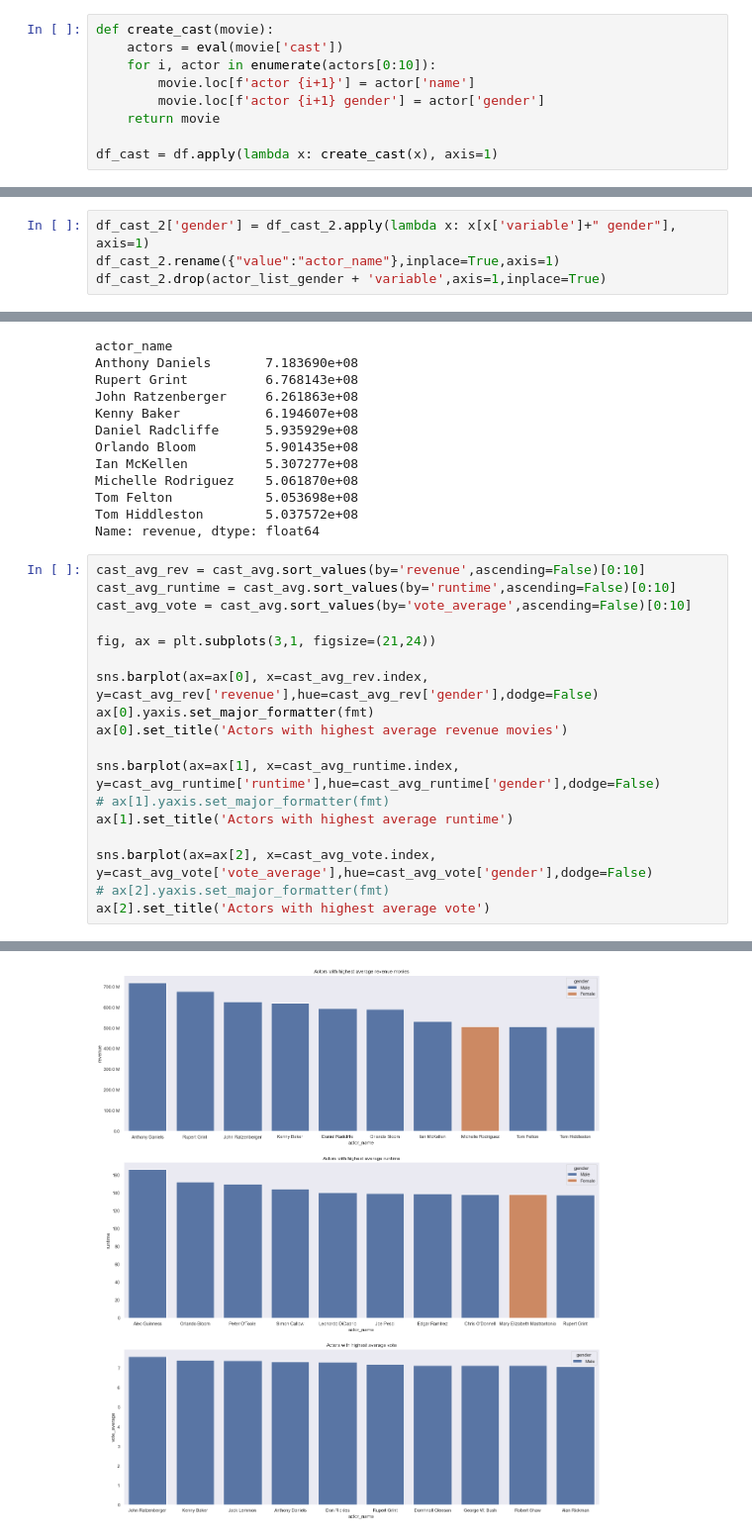
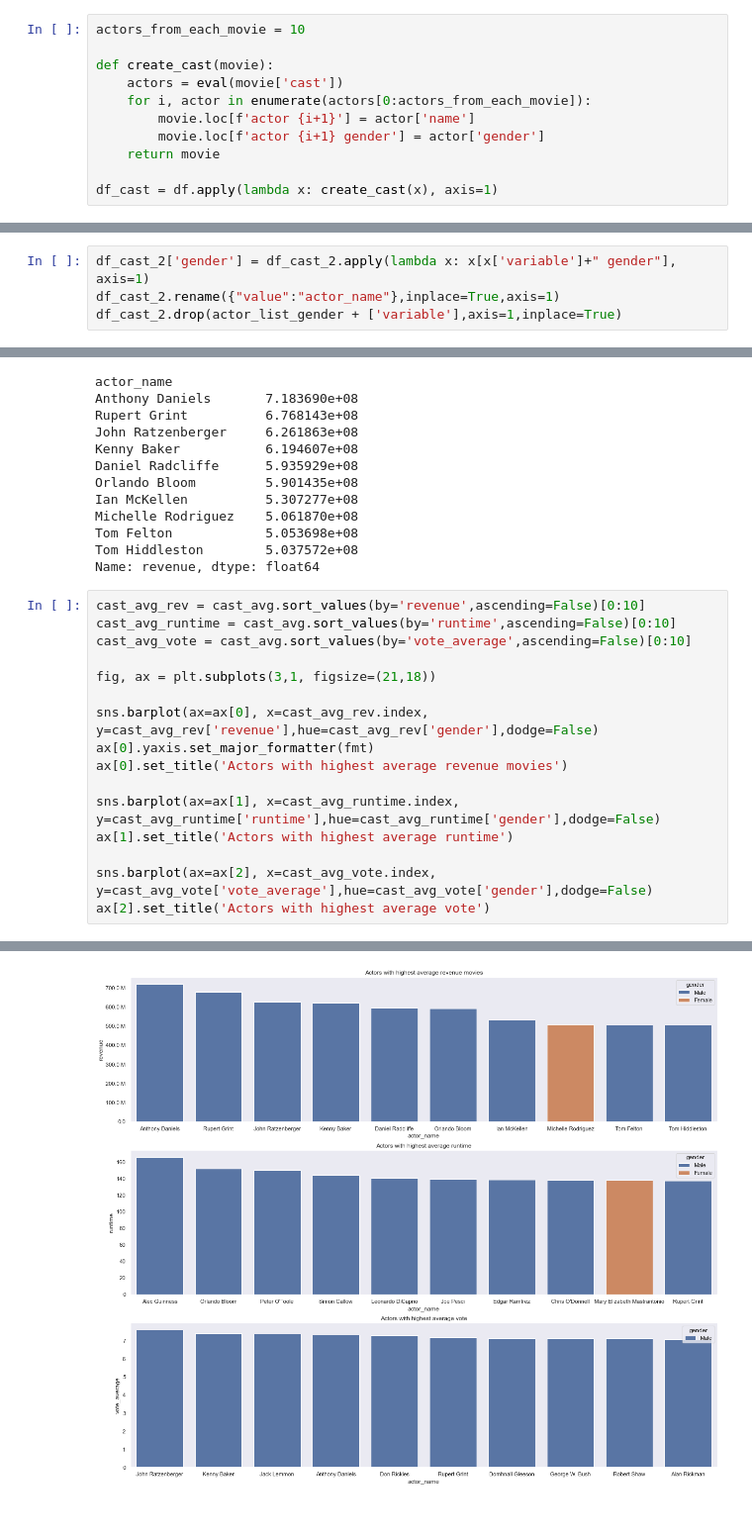
Before and after one commit to DanielHelps/TMDB-movies-analysis-and-predition, a Jupyter notebook: ratings.ipynb, the cells around one changed output, grey strips where cells are left out. Shown at 99% size. Drawn from its saved outputs; the diff is of its cells as text.

```diff
--- a/ratings.ipynb
+++ b/ratings.ipynb
@@ -347,9 +361,11 @@ df[df['status']=='Post Production']
 | 4178 | 2000000 | [{"id": 18, "name": "Drama"}, {"i... | http://www.sonyclassics.com/highe... | 50875 | [{"id": 1009, "name": "baby"}, {"... | en | Higher Ground | A chronicle of one woman's lifelo... | ... |
 2 rows × 30 columns
 # %%
+actors_from_each_movie = 10
+
 def create_cast(movie):
     actors = eval(movie['cast'])
-    for i, actor in enumerate(actors[0:10]):
+    for i, actor in enumerate(actors[0:actors_from_each_movie]):
         movie.loc[f'actor {i+1}'] = actor['name']
         movie.loc[f'actor {i+1} gender'] = actor['gender']
     return movie
@@ -382,7 +398,7 @@ df_cast_2 = df_cast.melt(id_vars=df_cast.drop(actor_list,axis=1).columns, value_
 # %%
 df_cast_2['gender'] = df_cast_2.apply(lambda x: x[x['variable']+" gender"], axis=1)
 df_cast_2.rename({"value":"actor_name"},inplace=True,axis=1)
-df_cast_2.drop(actor_list_gender + 'variable',axis=1,inplace=True)
+df_cast_2.drop(actor_list_gender + ['variable'],axis=1,inplace=True)
 # %%
 df_cast_2['gender'].value_counts()
 # %% [output]
@@ -434,21 +450,19 @@ Name: revenue, dtype: float64
 # %%
 cast_avg_rev = cast_avg.sort_values(by='revenue',ascending=False)[0:10]
 cast_avg_runtime = cast_avg.sort_values(by='runtime',ascending=False)[0:10]
 cast_avg_vote = cast_avg.sort_values(by='vote_average',ascending=False)[0:10]
 
-fig, ax = plt.subplots(3,1, figsize=(21,24))
+fig, ax = plt.subplots(3,1, figsize=(21,18))
 
 sns.barplot(ax=ax[0], x=cast_avg_rev.index, y=cast_avg_rev['revenue'],hue=cast_avg_rev['gender'],dodge=False)
 ax[0].yaxis.set_major_formatter(fmt)
 ax[0].set_title('Actors with highest average revenue movies')
 
 sns.barplot(ax=ax[1], x=cast_avg_runtime.index, y=cast_avg_runtime['runtime'],hue=cast_avg_runtime['gender'],dodge=False)
-# ax[1].yaxis.set_major_formatter(fmt)
 ax[1].set_title('Actors with highest average runtime')
 
 sns.barplot(ax=ax[2], x=cast_avg_vote.index, y=cast_avg_vote['vote_average'],hue=cast_avg_vote['gender'],dodge=False)
-# ax[2].yaxis.set_major_formatter(fmt)
 ax[2].set_title('Actors with highest average vote')
 # %% [output]
 Text(0.5, 1.0, 'Actors with highest average vote')
-[figure, old version]
+[figure, new version]
```
Also changed, not shown: parts of 9 cells of this notebook.
